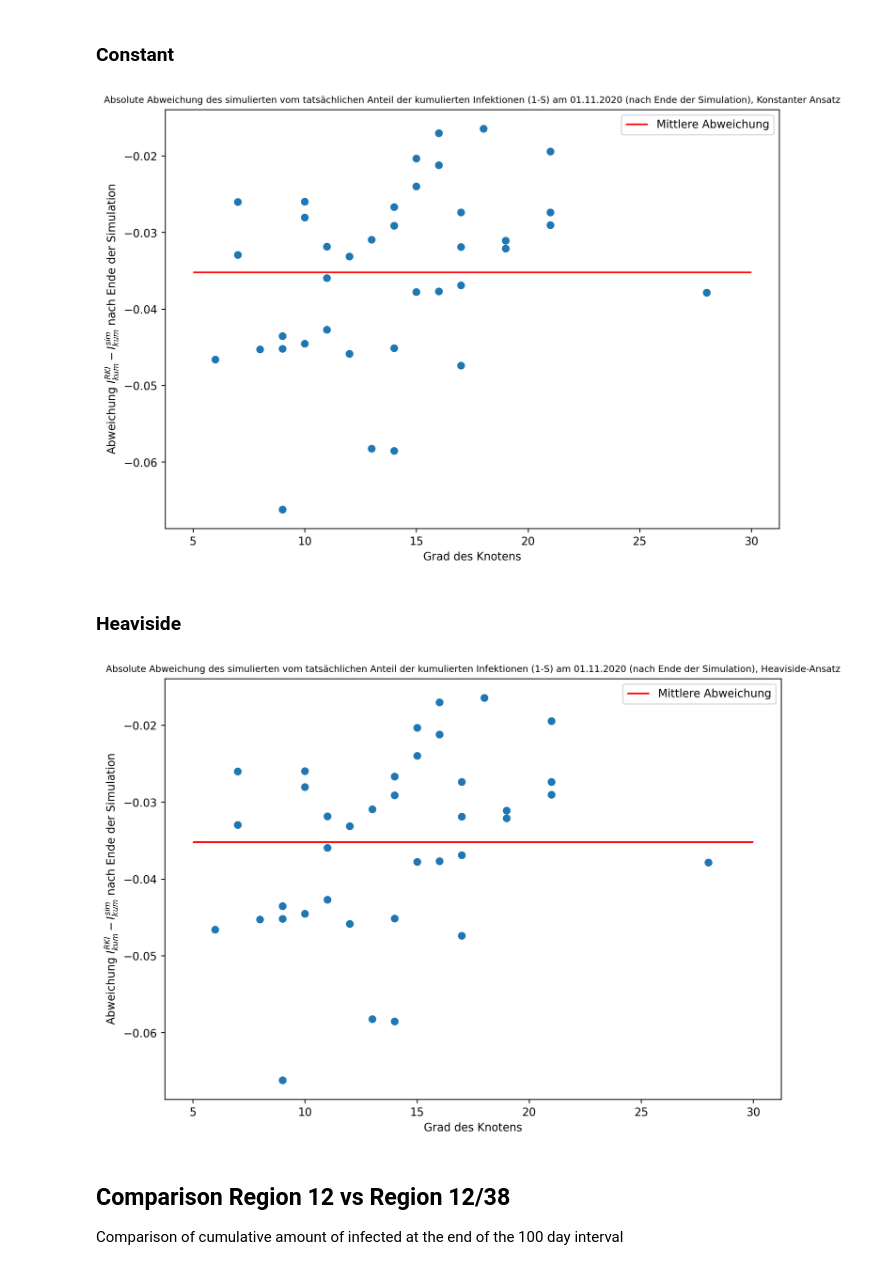
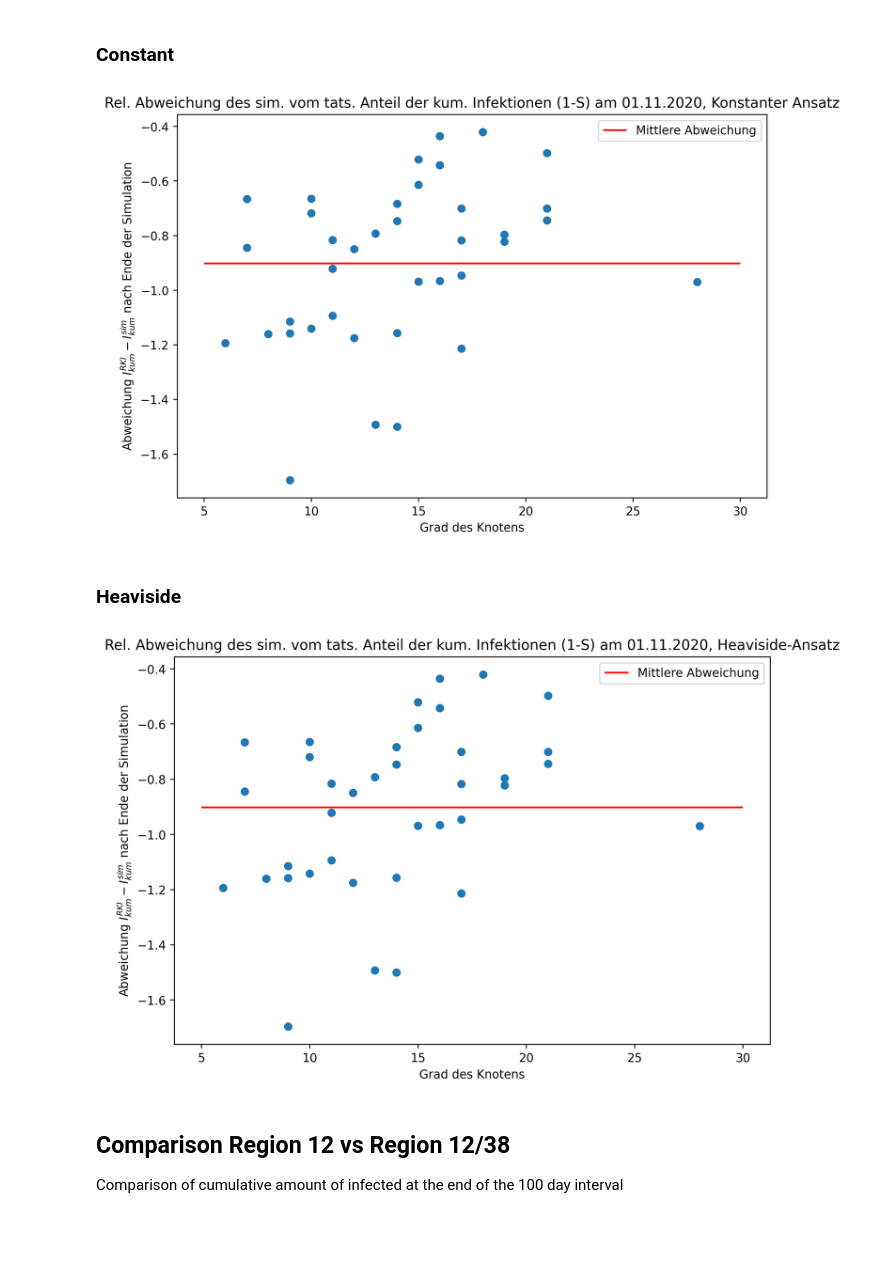
Before and after one commit to torbensun/Modeling-Of-Epidemics-With-Compartmental-And-Network-Models, a Jupyter notebook: Project.ipynb, the cells around one changed output. Cells and saved outputs as stored; diff of their text form; code cells hidden in the pictures; blank space fills up the shorter version.

```diff
--- a/Project.ipynb
+++ b/Project.ipynb
@@ -607,21 +607,22 @@ for i in range(38):
 RKI_data = np.load("Internal Data/rki_region_compartment_distribution38.npy")
 
 diff_cum_I_final_c = np.zeros(38)
+RKI=np.zeros(38)
 for i in range(38):
     diff_cum_I_final_c[i] = -(1-RKI_data[i][0][-1]) + (1-sol.y[i][-1])
-
+    RKI = (1-RKI_data[i][0][-1])
 avg_diff_cum_I_final_c=np.mean(diff_cum_I_final_c)
 # %%
-plt.figure(figsize=(10,7),dpi=250)
-plt.title("Absolute Abweichung des simulierten vom tatsächlichen Anteil der kumulierten Infektionen (1-S) am 01.11.2020 (nach Ende der Simulation), Konstanter Ansatz",fontsize='small')
+plt.figure(figsize=(9,6),dpi=250)
+plt.title("Rel. Abweichung des sim. vom tats. Anteil der kum. Infektionen (1-S) am 01.11.2020, Konstanter Ansatz")
 plt.xlabel('Grad des Knotens')
 plt.ylabel(r"Abweichung $I_{kum}^{RKI}-I_{kum}^{sim}$ nach Ende der Simulation")
-plt.scatter(degree_dist,diff_cum_I_final_c)
-plt.hlines(avg_diff_cum_I_final_c,5,30,color='red',label='Mittlere Abweichung')
+plt.scatter(degree_dist,diff_cum_I_final_c/RKI,marker='o')
+plt.hlines(avg_diff_cum_I_final_c/RKI,5,30,color='red',label='Mittlere Abweichung')
 plt.legend()
-plt.savefig("Media/Boundaries/Boundaries_38_degree_dist")
+plt.savefig("Media/Boundaries/Boundaries_38_degree_dist_c")
 # %% [output]
-[figure, old version]
+[figure, new version]
 # %% [markdown]
 ### Heaviside
 # %%
@@ -632,15 +634,15 @@ for i in range(38):
 avg_diff_cum_I_final_h=np.mean(diff_cum_I_final_h)
 # %%
-plt.figure(figsize=(10,7),dpi=250)
-plt.title("Absolute Abweichung des simulierten vom tatsächlichen Anteil der kumulierten Infektionen (1-S) am 01.11.2020 (nach Ende der Simulation), Heaviside-Ansatz",fontsize='small')
+plt.figure(figsize=(9,6),dpi=250)
+plt.title("Rel. Abweichung des sim. vom tats. Anteil der kum. Infektionen (1-S) am 01.11.2020, Heaviside-Ansatz")
 plt.xlabel('Grad des Knotens')
 plt.ylabel(r"Abweichung $I_{kum}^{RKI}-I_{kum}^{sim}$ nach Ende der Simulation")
-plt.scatter(degree_dist,diff_cum_I_final_h)
-plt.hlines(avg_diff_cum_I_final_c,5,30,color='red',label='Mittlere Abweichung')
+plt.scatter(degree_dist,diff_cum_I_final_h/RKI,marker='o')
+plt.hlines(avg_diff_cum_I_final_h/RKI,5,30,color='red',label='Mittlere Abweichung')
 plt.legend()
 plt.savefig("Media/Boundaries/Boundaries_38_degree_dist_h")
 # %% [output]
-[figure, old version]
+[figure, new version]
 # %% [markdown]
 ## Comparison Region 12 vs Region 12/38
 Comparison of cumulative amount of infected at the end of the 100 day interval
```
Also changed, not shown: parts of 1 cell of this notebook, 2 other files.
